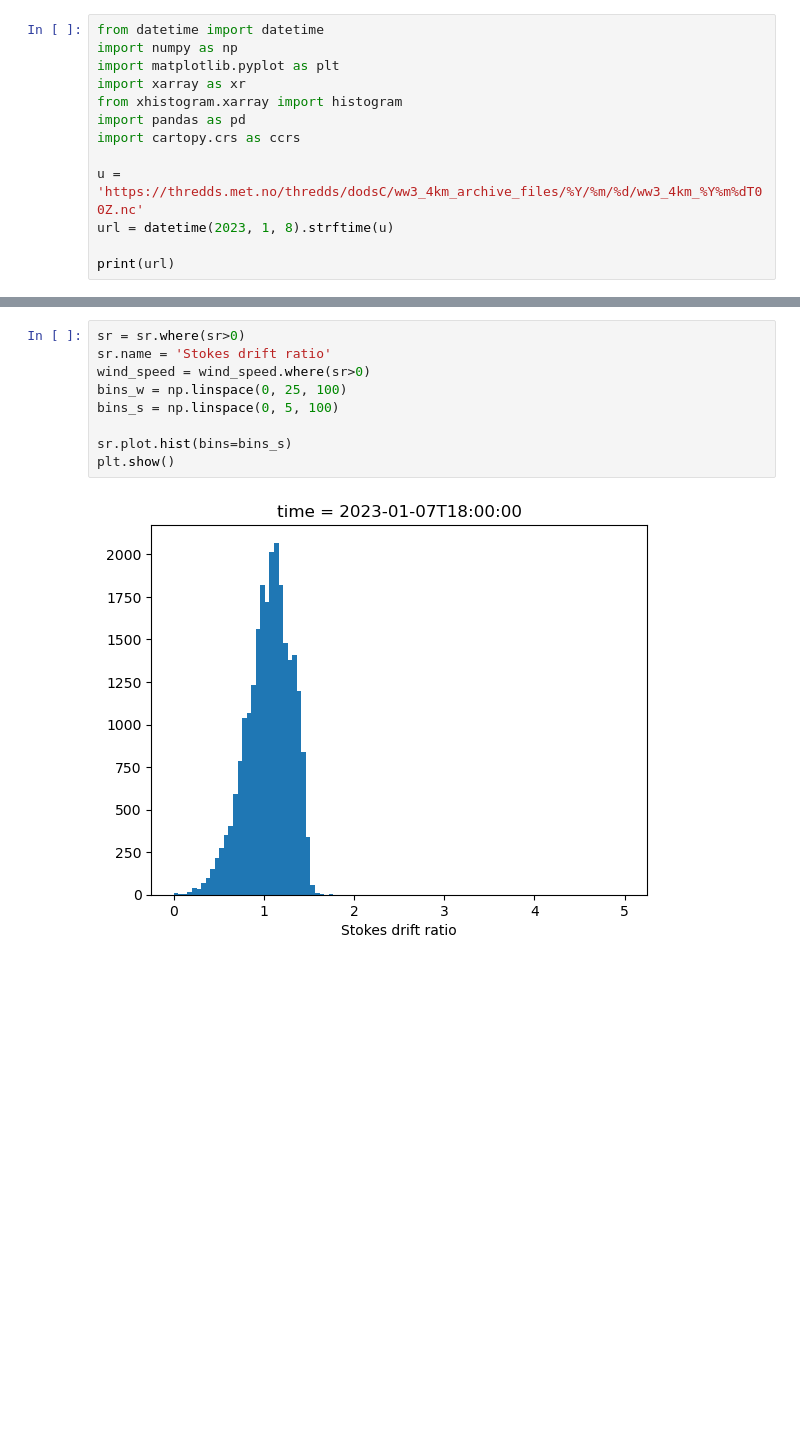
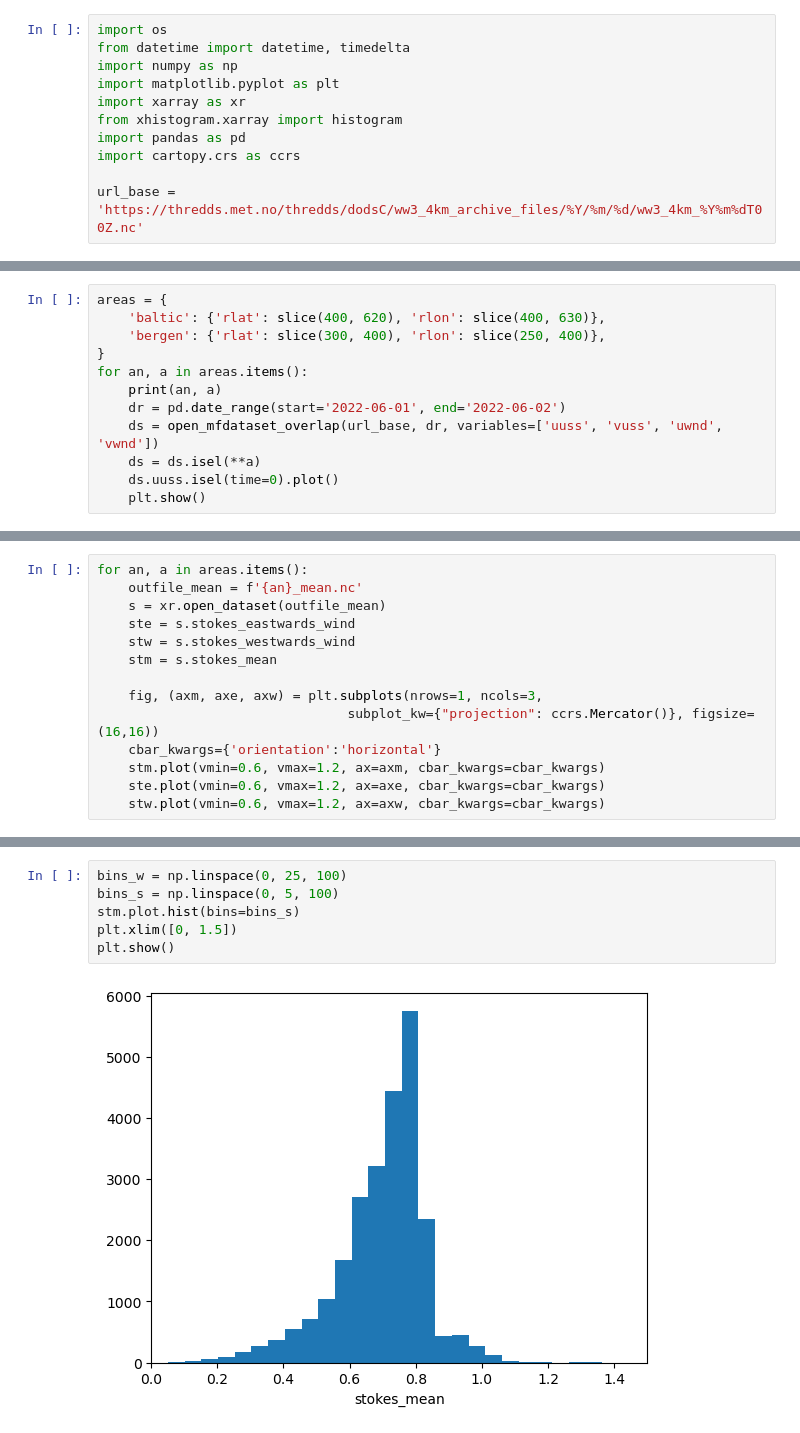
Before and after one commit to knutfrode/concepts, a Jupyter notebook: Stokes_drift_fraction_of_wind.ipynb, the cells around one changed output, grey strips where cells are left out. Saved outputs shown, nothing was run; the diff lists cells and outputs as text; blank space fills up the shorter version.

Commit message:
Updated example of Stokes to wind ratio

```diff
--- a/Stokes_drift_fraction_of_wind.ipynb
+++ b/Stokes_drift_fraction_of_wind.ipynb
@@ -1,5 +1,6 @@
 # %%
-from datetime import datetime
+import os
+from datetime import datetime, timedelta
 import numpy as np
 import matplotlib.pyplot as plt
 import xarray as xr
@@ -7,7 +8,4 @@ from xhistogram.xarray import histogram
 import pandas as pd
 import cartopy.crs as ccrs
 
-u = 'https://thredds.met.no/thredds/dodsC/ww3_4km_archive_files/%Y/%m/%d/ww3_4km_%Y%m%dT00Z.nc'
-url = datetime(2023, 1, 8).strftime(u)
-
-print(url)
+url_base = 'https://thredds.met.no/thredds/dodsC/ww3_4km_archive_files/%Y/%m/%d/ww3_4km_%Y%m%dT00Z.nc'
@@ -15,0 +39,12 @@ https://thredds.met.no/thredds/dodsC/ww3_4km_archive_files/2023/01/08/ww3_4km_20
+# %%
+areas = {
+    'baltic': {'rlat': slice(400, 620), 'rlon': slice(400, 630)},
+    'bergen': {'rlat': slice(300, 400), 'rlon': slice(250, 400)},
+}
+for an, a in areas.items():
+    print(an, a)
+    dr = pd.date_range(start='2022-06-01', end='2022-06-02')
+    ds = open_mfdataset_overlap(url_base, dr, variables=['uuss', 'vuss', 'uwnd', 'vwnd'])
+    ds = ds.isel(**a)
+    ds.uuss.isel(time=0).plot()
+    plt.show()
@@ -108,0 +92,14 @@ print(sr.median().values, sr.mean().values)
+# %%
+for an, a in areas.items():
+    outfile_mean = f'{an}_mean.nc'
+    s = xr.open_dataset(outfile_mean)
+    ste = s.stokes_eastwards_wind
+    stw = s.stokes_westwards_wind
+    stm = s.stokes_mean
+
+    fig, (axm, axe, axw) = plt.subplots(nrows=1, ncols=3,
+                                subplot_kw={"projection": ccrs.Mercator()}, figsize=(16,16))
+    cbar_kwargs={'orientation':'horizontal'}
+    stm.plot(vmin=0.6, vmax=1.2, ax=axm, cbar_kwargs=cbar_kwargs)
+    ste.plot(vmin=0.6, vmax=1.2, ax=axe, cbar_kwargs=cbar_kwargs)
+    stw.plot(vmin=0.6, vmax=1.2, ax=axw, cbar_kwargs=cbar_kwargs)
@@ -109,12 +109,9 @@ print(sr.median().values, sr.mean().values)
 # %%
-sr = sr.where(sr>0)
-sr.name = 'Stokes drift ratio'
-wind_speed = wind_speed.where(sr>0)
 bins_w = np.linspace(0, 25, 100)
 bins_s = np.linspace(0, 5, 100)
-
-sr.plot.hist(bins=bins_s)
+stm.plot.hist(bins=bins_s)
+plt.xlim([0, 1.5])
 plt.show()
 # %% [output]
-[figure, old version]
+[figure, new version]
 # %%
```
Also changed, not shown: parts of 12 cells of this notebook, 1 other file.
